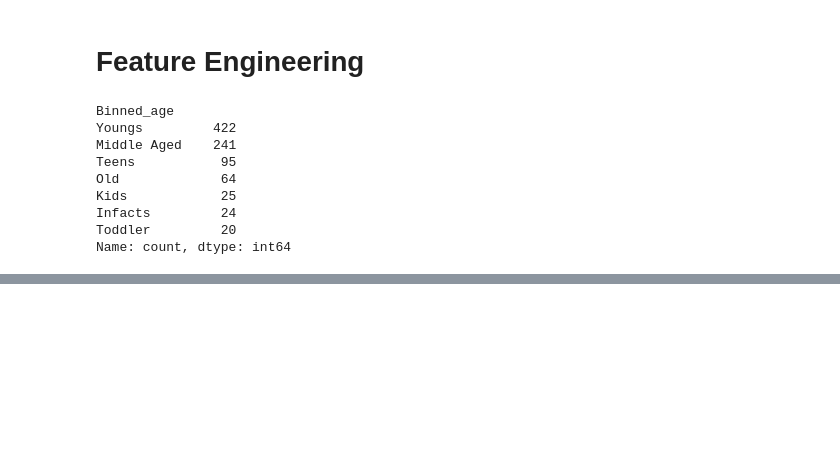
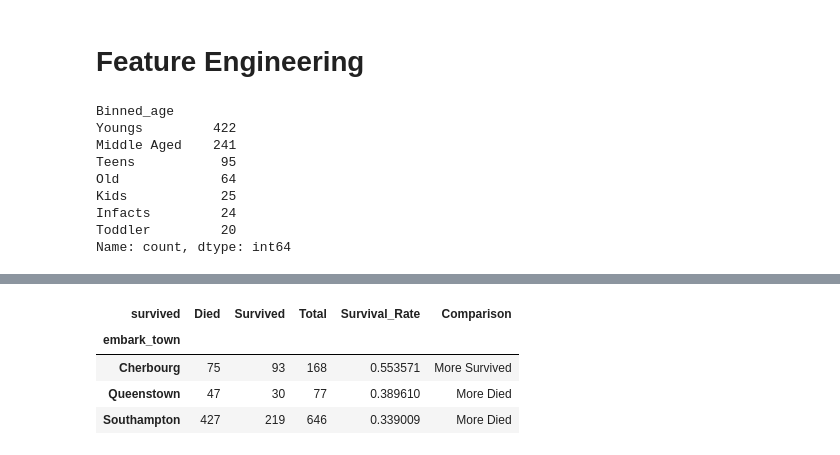
Before and after one commit to Munaam17/eda_project, a Jupyter notebook: notebooks/eda_titanic.ipynb, the cells around one changed output, grey strips where cells are left out. Drawn from its saved outputs; the diff is of its cells as text; code cells hidden in the pictures; blank space fills up the shorter version.

```diff
--- a/notebooks/eda_titanic.ipynb
+++ b/notebooks/eda_titanic.ipynb
@@ -438,0 +525,27 @@ Name: count, dtype: int64
+# %%
+# Q4: From which town most of the people alive?
+
+df.groupby(['embark_town','survived', ]).size()
+# counts per town by survival (0 = died, 1 = survived)
+counts = df.groupby(['embark_town', 'survived']).size().unstack(fill_value=0)
+
+# make column names explicit if numeric
+counts = counts.rename(columns={0: 'Died', 1: 'Survived'})
+
+# totals and survival rate
+counts['Total'] = counts.sum(axis=1)
+counts['Survival_Rate'] = counts['Survived'] / counts['Total']
+
+# label whether more survived or died
+counts['Comparison'] = counts.apply(lambda r: 'More Survived' if r['Survived'] > r['Died']
+                                   else ('More Died' if r['Died'] > r['Survived'] else 'Equal'), axis=1)
+
+# show sorted by survival rate (highest first)
+counts_sorted_by_rate = counts.sort_values('Survival_Rate', ascending=False)
+counts_sorted_by_rate
+# %% [output]
+| survived | Died | Survived | Total | Survival_Rate | Comparison |
+| embark_town |  |  |  |  |  |
+| Cherbourg | 75 | 93 | 168 | 0.553571 | More Survived |
+| Queenstown | 47 | 30 | 77 | 0.389610 | More Died |
+| Southampton | 427 | 219 | 646 | 0.339009 | More Died |
```
Also changed, not shown: parts of 7 cells of this notebook.
